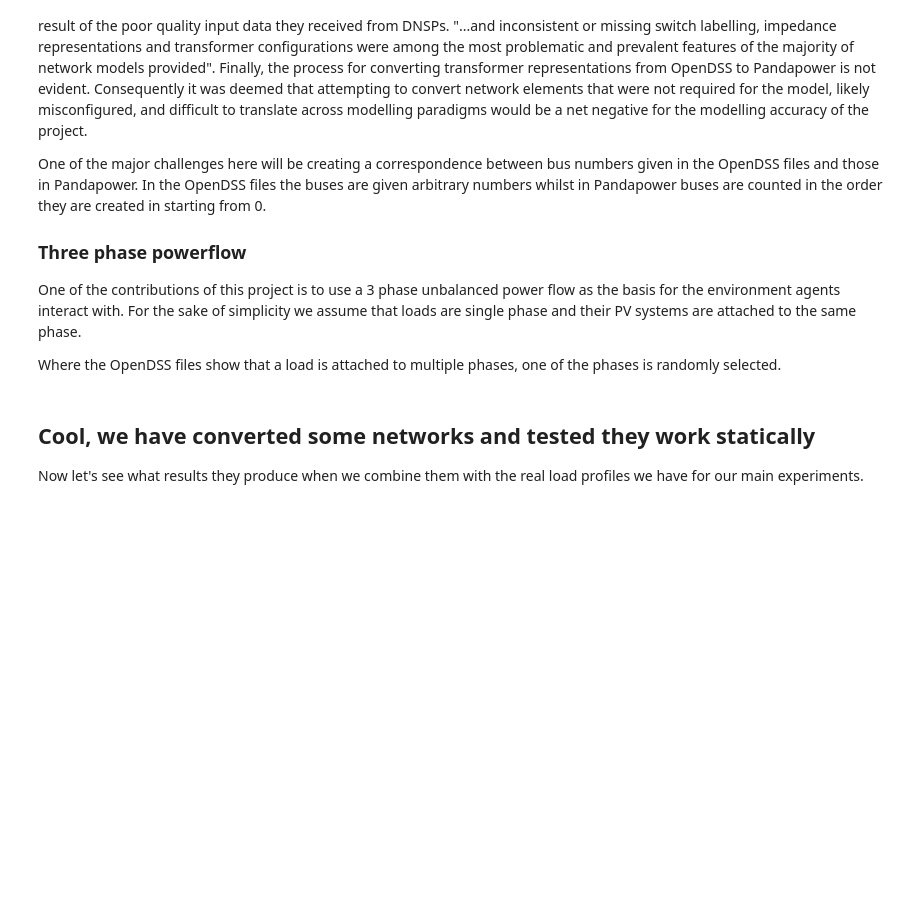
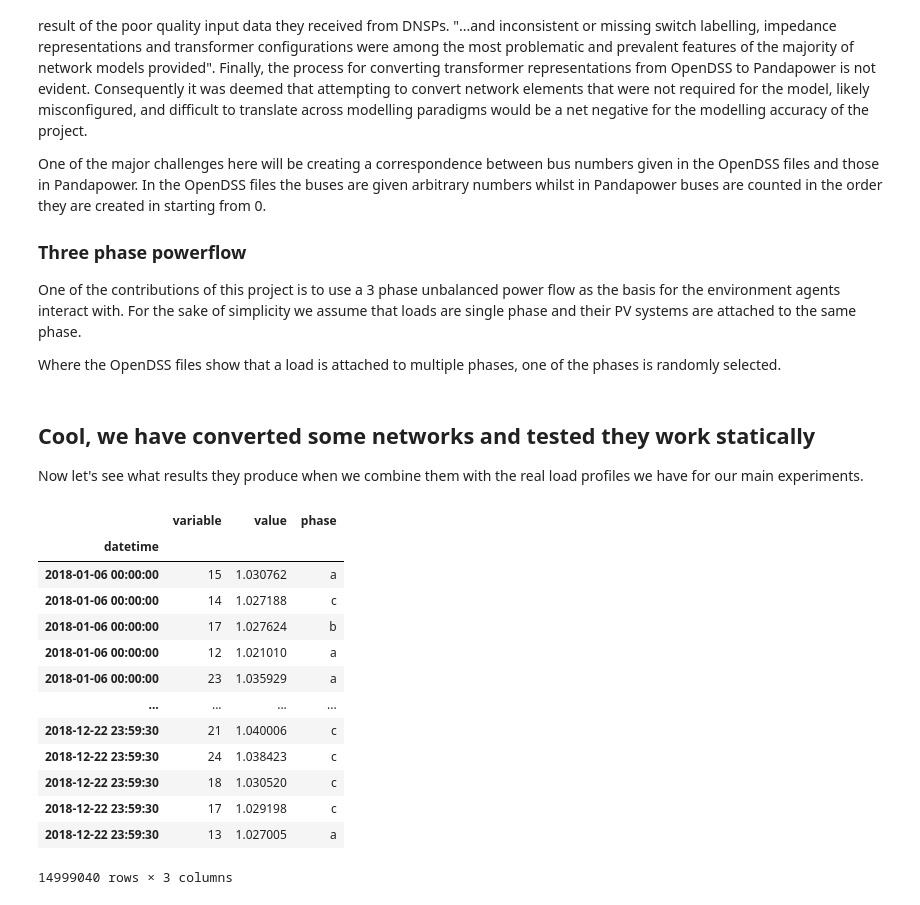
Before and after one commit to eddie-atkinson/MAPDN, a Jupyter notebook: data_preparation/process_network_models.ipynb, the cells around one changed output. Drawn from its saved outputs; the diff is of its cells as text; code cells hidden in the pictures; blank space fills up the shorter version.

```diff
--- a/data_preparation/process_network_models.ipynb
+++ b/data_preparation/process_network_models.ipynb
@@ -348,0 +370,37 @@ Now let's see what results they produce when we combine them with the real load
+# %%
+# Should probably write a function for this, bleh
+
+bus_a_df["datetime"] = solar_df.loc[bus_a_df.index, "datetime"]
+bus_a_df = bus_a_df.set_index("datetime")
+bus_a_df = bus_a_df.melt(value_vars=bus_a_df.columns, ignore_index=False)
+bus_a_df["phase"] = "a"
+
+bus_b_df["datetime"] = solar_df.loc[bus_b_df.index, "datetime"]
+bus_b_df = bus_b_df.set_index("datetime")
+bus_b_df = bus_b_df.melt(value_vars=bus_b_df.columns, ignore_index=False)
+bus_b_df["phase"] = "b"
+
+bus_c_df["datetime"] = solar_df.loc[bus_c_df.index, "datetime"]
+bus_c_df = bus_c_df.set_index("datetime")
+bus_c_df = bus_c_df.melt(value_vars=bus_c_df.columns, ignore_index=False)
+bus_c_df["phase"] = "c"
+
+bus_df = pd.concat([bus_a_df, bus_b_df, bus_c_df])
+bus_df["variable"] = bus_df["variable"].astype(int)
+bus_df = bus_df.sort_index()
+bus_df
+# %% [output]
+|  | variable | value | phase |
+| datetime |  |  |  |
+| 2018-01-06 00:00:00 | 15 | 1.030762 | a |
+| 2018-01-06 00:00:00 | 14 | 1.027188 | c |
+| 2018-01-06 00:00:00 | 17 | 1.027624 | b |
+| 2018-01-06 00:00:00 | 12 | 1.021010 | a |
+| 2018-01-06 00:00:00 | 23 | 1.035929 | a |
+| ... | ... | ... | ... |
+| 2018-12-22 23:59:30 | 21 | 1.040006 | c |
+| 2018-12-22 23:59:30 | 24 | 1.038423 | c |
+| 2018-12-22 23:59:30 | 18 | 1.030520 | c |
+| 2018-12-22 23:59:30 | 17 | 1.029198 | c |
+| 2018-12-22 23:59:30 | 13 | 1.027005 | a |
+14999040 rows × 3 columns
```
Also changed, not shown: parts of 6 cells of this notebook, 5 other files.
